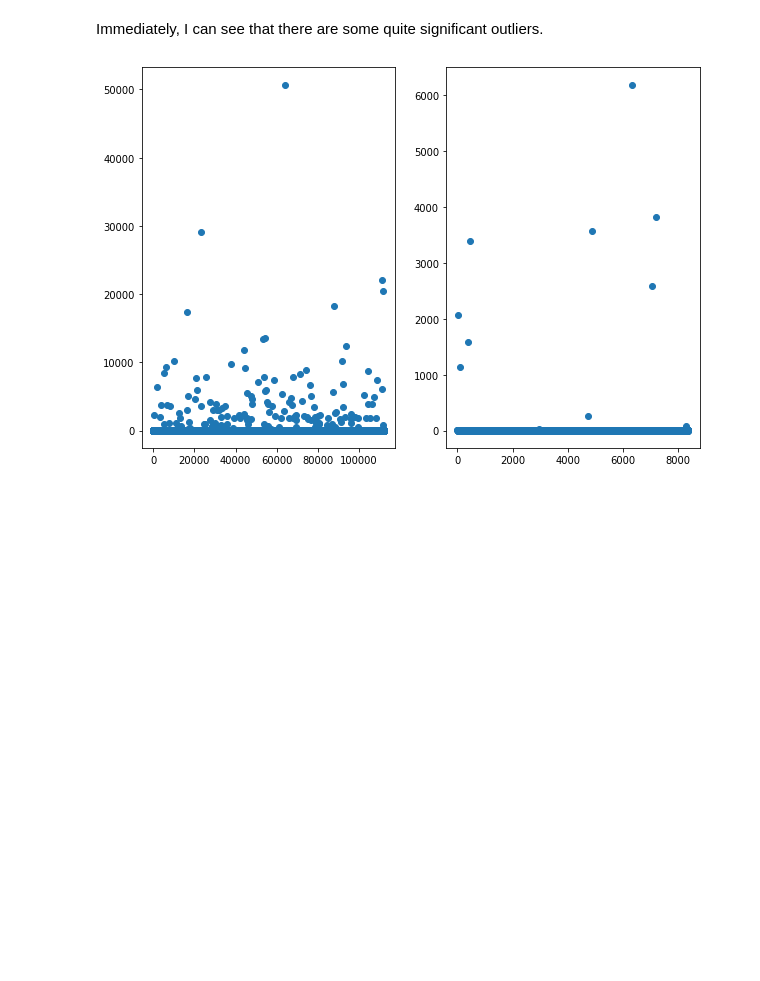
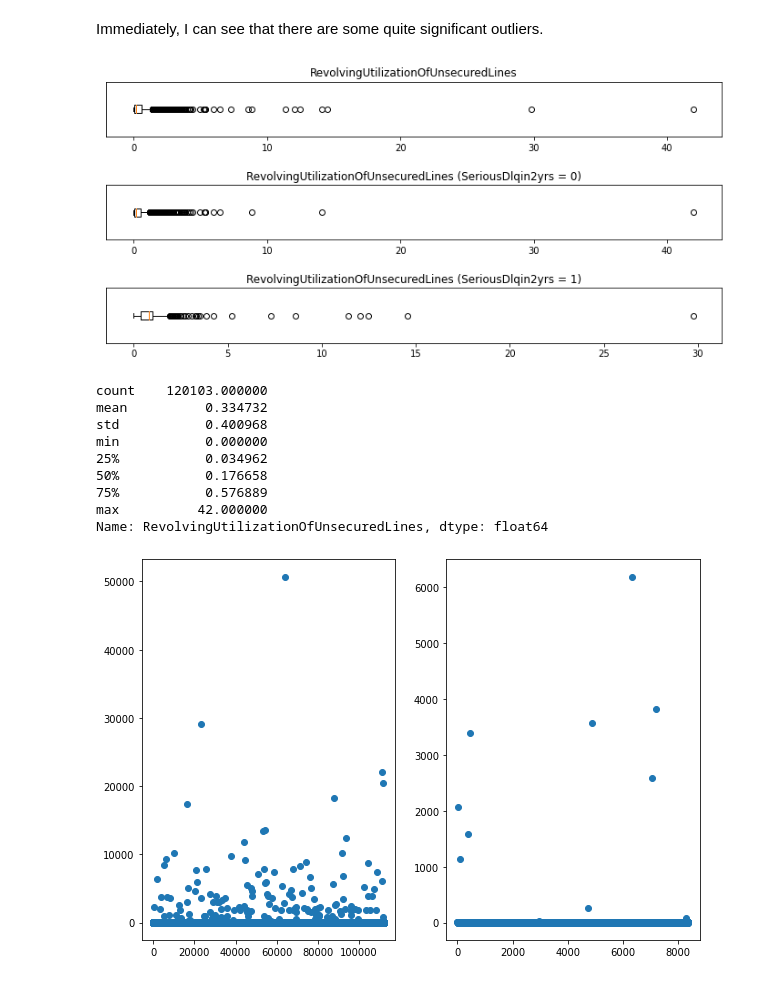
Before and after one commit to kimsternator/ECE-225-Project, a Jupyter notebook: ECE 225 Project.ipynb, the cells around one changed output. Saved outputs shown, nothing was run; the diff lists cells and outputs as text; code cells hidden in the pictures; blank space fills up the shorter version.

Commit message:
RevolvingUtilizationOfUnsecuredLinescolumn processed

```diff
--- a/ECE 225 Project.ipynb
+++ b/ECE 225 Project.ipynb
@@ -91,5 +104,45 @@ plt.show()
 # %% [markdown]
 Immediately, I can see that there are some quite significant outliers.
+# %%
+mean = training_data["RevolvingUtilizationOfUnsecuredLines"].mean()
+std = training_data["RevolvingUtilizationOfUnsecuredLines"].std()
+
+processed_data = training_data[training_data["RevolvingUtilizationOfUnsecuredLines"] <= std / mean + mean]
+
+fig = plt.figure(figsize=(10, 5))
+
+plt.subplot(3, 1, 1)
+plt.boxplot(processed_data["RevolvingUtilizationOfUnsecuredLines"], vert=False)
+ax = plt.gca()
+ax.set_title("RevolvingUtilizationOfUnsecuredLines")
+ax.get_yaxis().set_visible(False)
+
+plt.subplot(3, 1, 2)
+plt.boxplot(processed_data[processed_data["SeriousDlqin2yrs"] == 0]["RevolvingUtilizationOfUnsecuredLines"], vert=False)
+ax = plt.gca()
+ax.set_title("RevolvingUtilizationOfUnsecuredLines (SeriousDlqin2yrs = 0)")
+ax.get_yaxis().set_visible(False)
+
+plt.subplot(3, 1, 3)
+plt.boxplot(processed_data[processed_data["SeriousDlqin2yrs"] == 1]["RevolvingUtilizationOfUnsecuredLines"], vert=False)
+ax = plt.gca()
+ax.set_title("RevolvingUtilizationOfUnsecuredLines (SeriousDlqin2yrs = 1)")
+ax.get_yaxis().set_visible(False)
+
+fig.tight_layout(pad=2.0)
+plt.show()
+print(processed_data["RevolvingUtilizationOfUnsecuredLines"].describe())
+# %% [output]
+[figure, added]
+count    120103.000000
+mean          0.334732
+std           0.400968
+min           0.000000
+25%           0.034962
+50%           0.176658
+75%           0.576889
+max          42.000000
+Name: RevolvingUtilizationOfUnsecuredLines, dtype: float64
 # %%
 fig = plt.figure(figsize = (10, 7))
 ruul_0 = training_data[training_data["SeriousDlqin2yrs"] == 0]["RevolvingUtilizationOfUnsecuredLines"]
```
Also changed, not shown: parts of 2 cells of this notebook, 1 other file.
